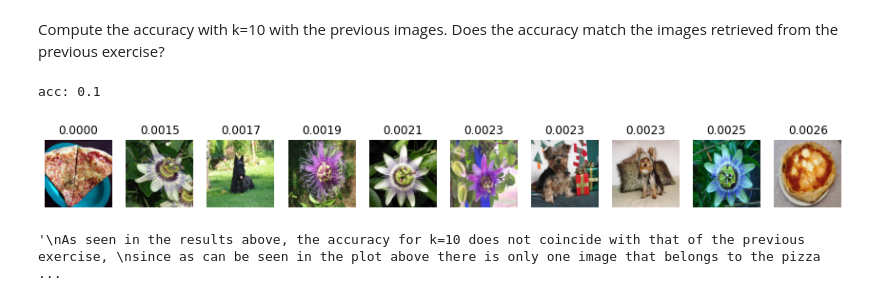
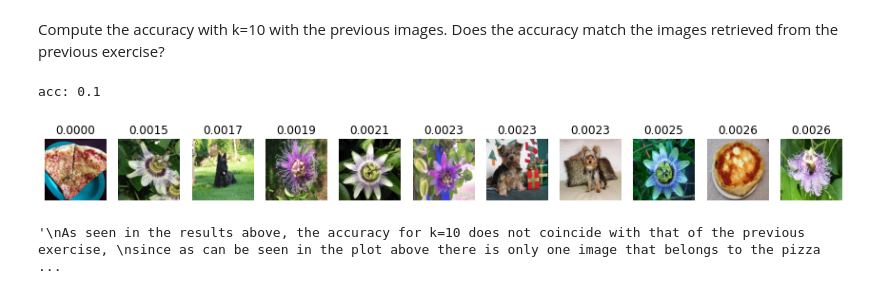
Before and after one commit to dacxjo/computer_vision, a Jupyter notebook: Labs/p5/P5_2023_students.ipynb, the cells around one changed output. Drawn from its saved outputs; the diff is of its cells as text; code cells hidden in the pictures.

```diff
--- a/Labs/p5/P5_2023_students.ipynb
+++ b/Labs/p5/P5_2023_students.ipynb
@@ -449,11 +449,11 @@ acc: 0.0
 Compute the accuracy with k=10 with the previous images. Does the accuracy match the images retrieved from the previous exercise?
 # %%
 print("acc:", accuracy(feature_vectors, class_labels, im_features, 0, k=10))
-distances_k10, closest_k10 = retrieve_images(im_features, feature_vectors, k=10)
+distances_k10, closest_k10 = retrieve_images(im_features, feature_vectors, k=11)
 show_closest_images(all_images, closest_k10, distances_k10)
 # %% [output]
 acc: 0.1
-[figure, old version]
+[figure, new version]
 # %%
 """
 As seen in the results above, the accuracy for k=10 does not coincide with that of the previous exercise,
```
